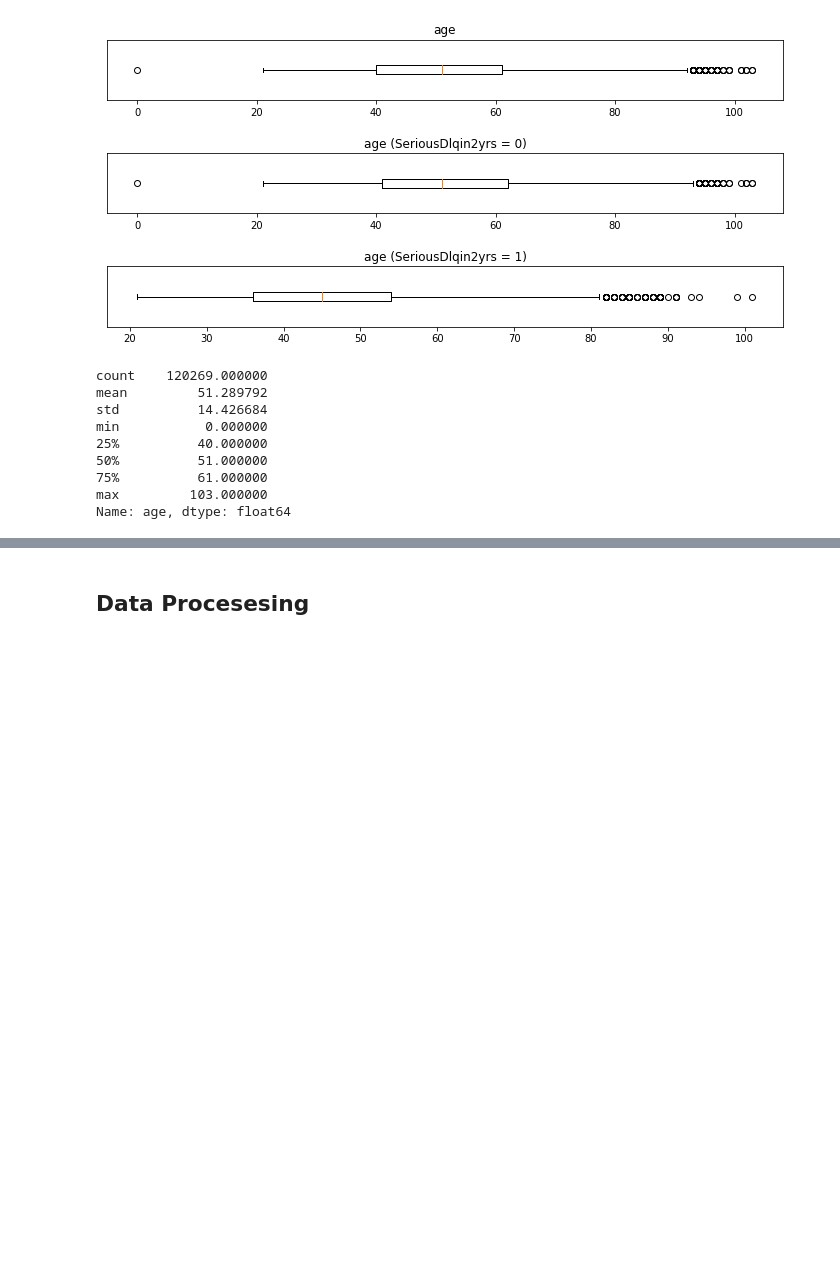
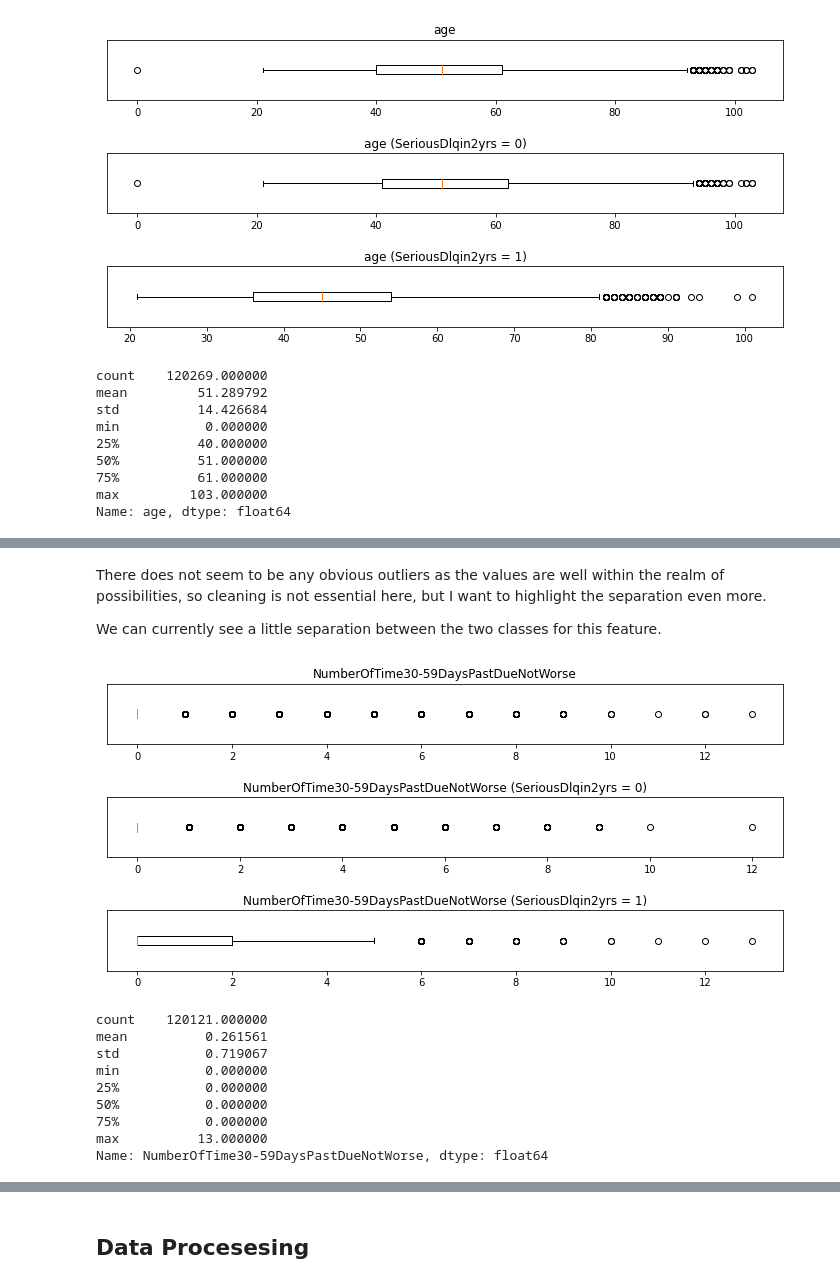
Before and after one commit to kimsternator/ECE-225-Project, a Jupyter notebook: ECE 225 Project.ipynb, the cells around one changed output, grey strips where cells are left out. Cells and saved outputs as stored; diff of their text form; code cells hidden in the pictures; blank space fills up the shorter version.

```diff
--- a/ECE 225 Project.ipynb
+++ b/ECE 225 Project.ipynb
@@ -240,0 +265,41 @@ training_data[training_data["RevolvingUtilizationOfUnsecuredLines"] > 100]
+# %% [markdown]
+There does not seem to be any obvious outliers as the values are well within the realm of possibilities, so cleaning is not essential here, but I want to highlight the separation even more.
+
+We can currently see a little separation between the two classes for this feature.
+# %%
+processed_data = training_data[training_data["NumberOfTime30-59DaysPastDueNotWorse"] <= 40]
+
+fig = plt.figure(figsize=(10, 5))
+
+plt.subplot(3, 1, 1)
+plt.boxplot(processed_data["NumberOfTime30-59DaysPastDueNotWorse"], vert=False)
+ax = plt.gca()
+ax.set_title("NumberOfTime30-59DaysPastDueNotWorse")
+ax.get_yaxis().set_visible(False)
+
+plt.subplot(3, 1, 2)
+plt.boxplot(processed_data[processed_data["SeriousDlqin2yrs"] == 0]["NumberOfTime30-59DaysPastDueNotWorse"], vert=False)
+ax = plt.gca()
+ax.set_title("NumberOfTime30-59DaysPastDueNotWorse (SeriousDlqin2yrs = 0)")
+ax.get_yaxis().set_visible(False)
+
+plt.subplot(3, 1, 3)
+plt.boxplot(processed_data[processed_data["SeriousDlqin2yrs"] == 1]["NumberOfTime30-59DaysPastDueNotWorse"], vert=False)
+ax = plt.gca()
+ax.set_title("NumberOfTime30-59DaysPastDueNotWorse (SeriousDlqin2yrs = 1)")
+ax.get_yaxis().set_visible(False)
+
+fig.tight_layout(pad=2.0)
+plt.show()
+print(processed_data["NumberOfTime30-59DaysPastDueNotWorse"].describe())
+# %% [output]
+[figure, added]
+count    120121.000000
+mean          0.261561
+std           0.719067
+min           0.000000
+25%           0.000000
+50%           0.000000
+75%           0.000000
+max          13.000000
+Name: NumberOfTime30-59DaysPastDueNotWorse, dtype: float64
```
Also changed, not shown: parts of 28 cells of this notebook.
